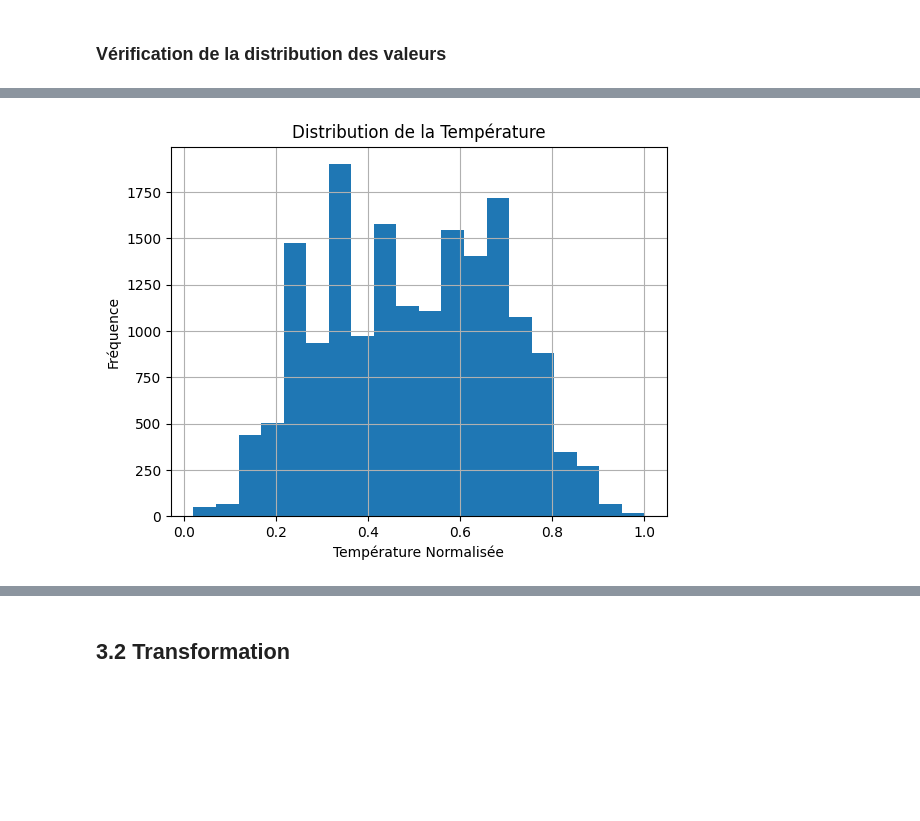
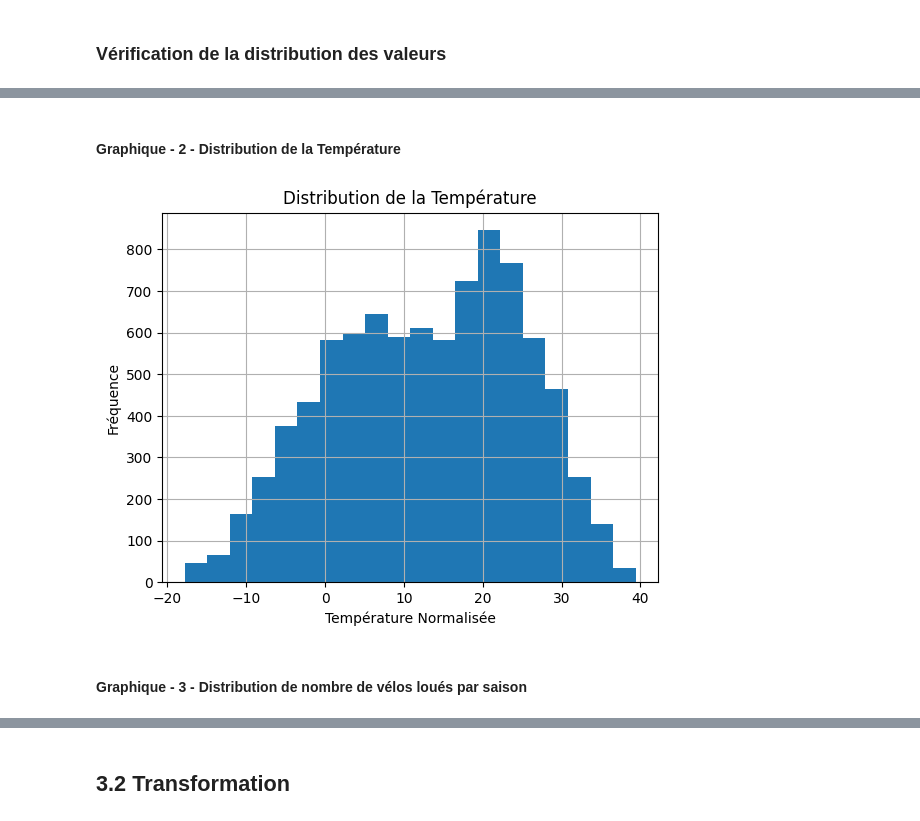
Before and after one commit to KhayriBS/ML-Project-Bike-Sharing-Model, a Jupyter notebook: Bike_Sharing_Analysis.ipynb, the cells around one changed output, grey strips where cells are left out. Cells and saved outputs as stored; diff of their text form; code cells hidden in the pictures; blank space fills up the shorter version.

```diff
--- a/Bike_Sharing_Analysis.ipynb
+++ b/Bike_Sharing_Analysis.ipynb
@@ -344,14 +257,15 @@ Name: count, dtype: int64
+# %% [markdown]
+#### Graphique - 2 - Distribution de la Température
 # %%
 import matplotlib.pyplot as plt
-import pandas as pd
-data = pd.read_csv('datahour_v1.csv')
-
 
 # Afficher un histogramme des températures
-data['temp'].hist(bins=20)
+data['Temperature(°C)'].hist(bins=20)
 plt.title('Distribution de la Température')
 plt.xlabel('Température Normalisée')
 plt.ylabel('Fréquence')
 plt.show()
 # %% [output]
-[figure, old version]
+[figure, new version]
+# %% [markdown]
+#### Graphique - 3 - Distribution de nombre de vélos loués par saison
```
Also changed, not shown: parts of 51 cells of this notebook, 12 other files.
